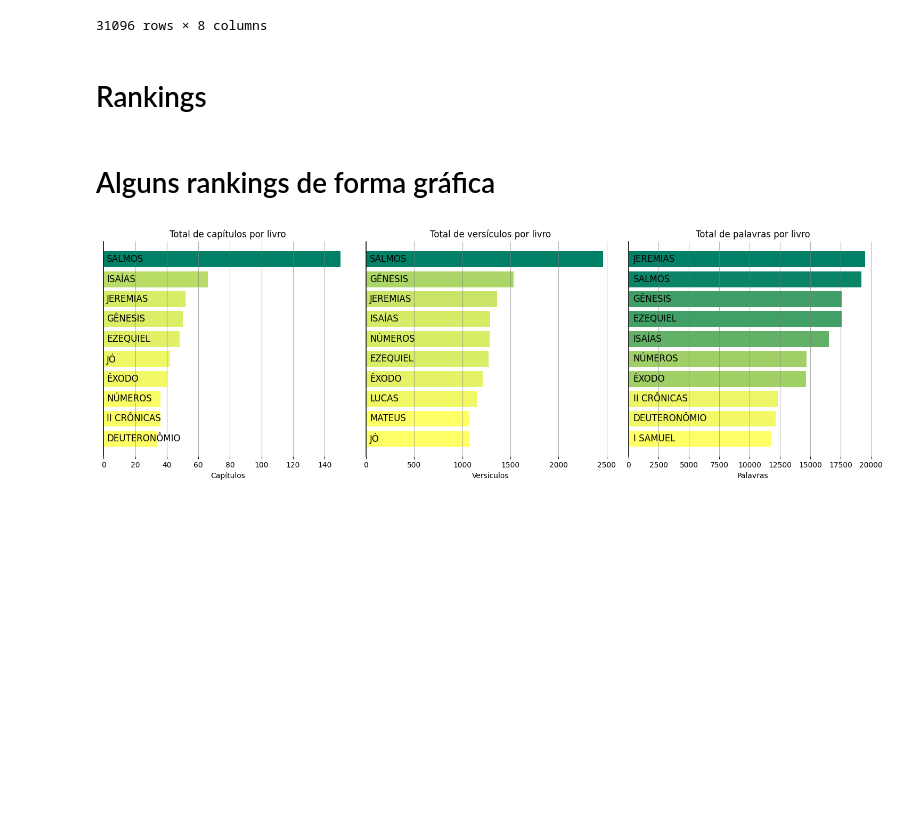
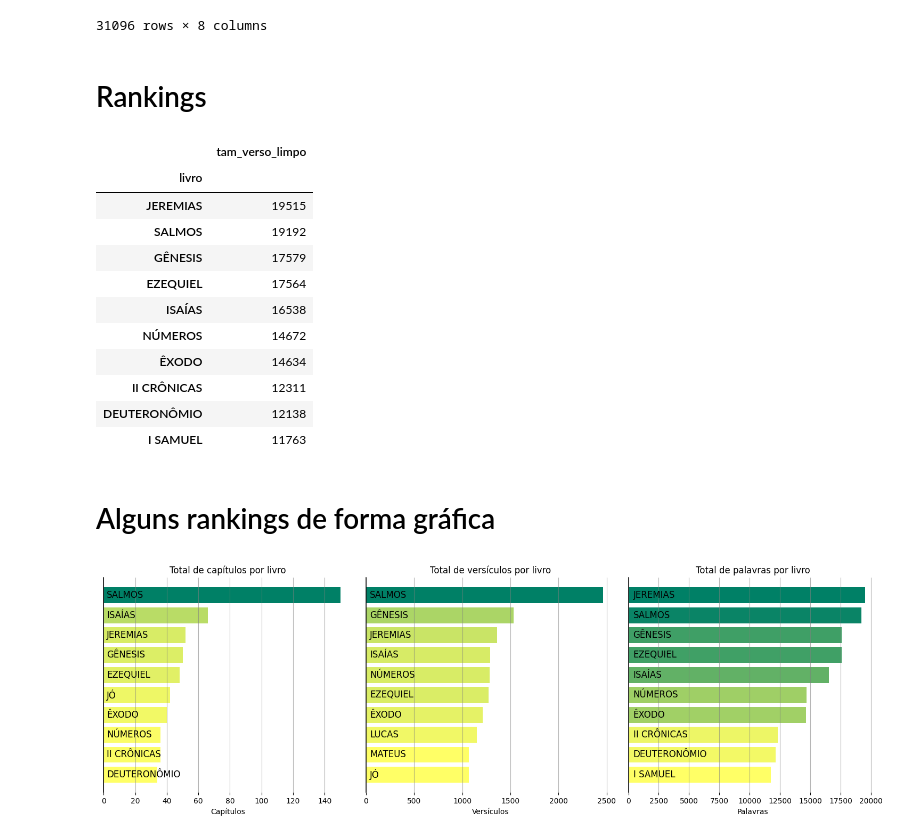
Before and after one commit to evaristocosta/BibliaPLN, a Jupyter notebook: analise.ipynb, the cells around one changed output. Cells and saved outputs as stored; diff of their text form; code cells hidden in the pictures; blank space fills up the shorter version.

```diff
--- a/analise.ipynb
+++ b/analise.ipynb
@@ -218,6 +218,21 @@ top_capitulos_palav = (
 top_versos = versiculos_df.sort_values(by="tam_verso_limpo", ascending=False).head(10)[
     ["livro", "capitulo", "versiculo", "verso", "tam_verso_limpo"]
 ]
+# %%
+top_livros_palav
+# %% [output]
+|  | tam_verso_limpo |
+| livro |  |
+| JEREMIAS | 19515 |
+| SALMOS | 19192 |
+| GÊNESIS | 17579 |
+| EZEQUIEL | 17564 |
+| ISAÍAS | 16538 |
+| NÚMEROS | 14672 |
+| ÊXODO | 14634 |
+| II CRÔNICAS | 12311 |
+| DEUTERONÔMIO | 12138 |
+| I SAMUEL | 11763 |
 # %% [markdown]
 # Alguns rankings de forma gráfica
 # %%
```
Also changed, not shown: parts of 4 cells of this notebook, 4 other files.
